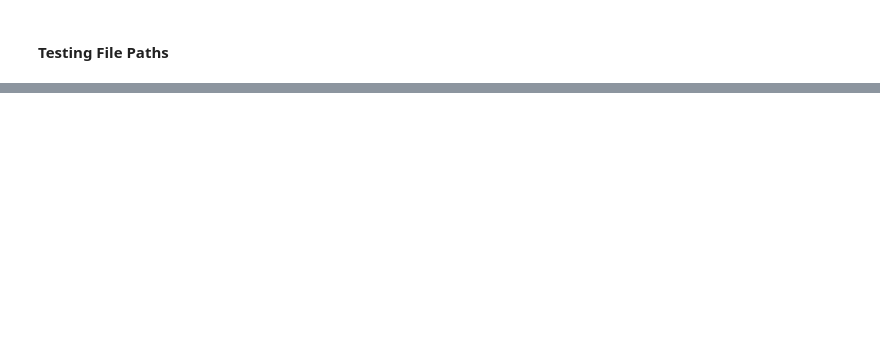
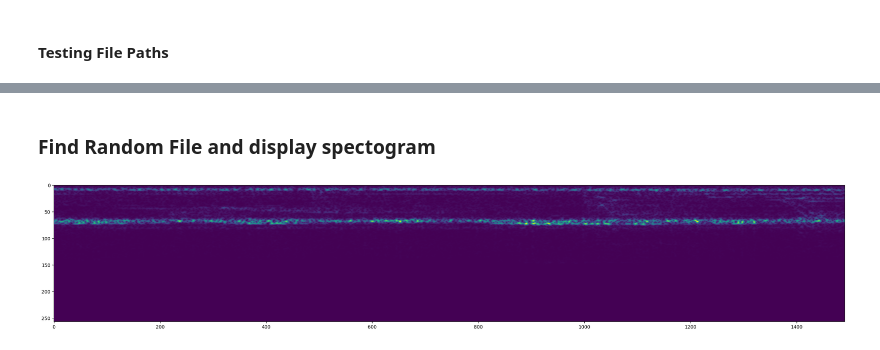
Before and after one commit to KyleAnthonyHay/Bird-Call-Identifier, a Jupyter notebook: main.ipynb, the cells around one changed output, grey strips where cells are left out. Saved outputs shown, nothing was run; the diff lists cells and outputs as text; code cells hidden in the pictures; blank space fills up the shorter version.

Commit message:
spectogram created

```diff
--- a/main.ipynb
+++ b/main.ipynb
@@ -31,0 +35,11 @@ NotImplementedError: in user code:
+# %%
+# Define paths to Positive and Negative data
+POS = os.path.join('data', 'Parsed_Capuchinbird_Clips')
+NEG = os.path.join('data', 'Parsed_Not_Capuchinbird_Clips')
+# Create Dataset
+pos = tf.data.Dataset.list_files(POS+'/*.wav')
+neg = tf.data.Dataset.list_files(NEG+'/*.wav')
+# Add binary labels and Combine Positive and Negative Examples
+positives = tf.data.Dataset.zip((pos, tf.data.Dataset.from_tensor_slices(tf.ones(len(pos)))))
+negatives = tf.data.Dataset.zip((neg, tf.data.Dataset.from_tensor_slices(tf.zeros(len(neg)))))
+data = positives.concatenate(negatives)
@@ -31,0 +60,11 @@ NotImplementedError: in user code:
+# %%
+def preprocess(file_path, label):
+    wav = load_wav_16k_mono(file_path)
+    wav = wav[:48000] #take the first 48k values
+    zero_padding = tf.zeros([48000] - tf.shape(wav), dtype=tf.float32) # calculate number of padding 0's needed
+    wav = tf.concat([zero_padding, wav],0) # insert zeros at the begining
+
+    spectrogram = tf.signal.stft(wav, frame_length=320, frame_step=32)
+    spectrogram = tf.abs(spectrogram) # convert negatives to positives
+    spectrogram = tf.expand_dims(spectrogram, axis=2) # format
+    return spectrogram, label
@@ -31,0 +82,10 @@ NotImplementedError: in user code:
+# %% [markdown]
+### Find Random File and display spectogram
+# %%
+filepath, label = positives.shuffle(buffer_size=10000).as_numpy_iterator().next() # Gets random positive file from "Data"
+spectrogram, label = preprocess(filepath, label)
+plt.figure(figsize=(30,20))
+plt.imshow(tf.transpose(spectrogram)[0])
+plt.show()
+# %% [output]
+[figure, added]
```
Also changed, not shown: parts of 10 cells of this notebook.
